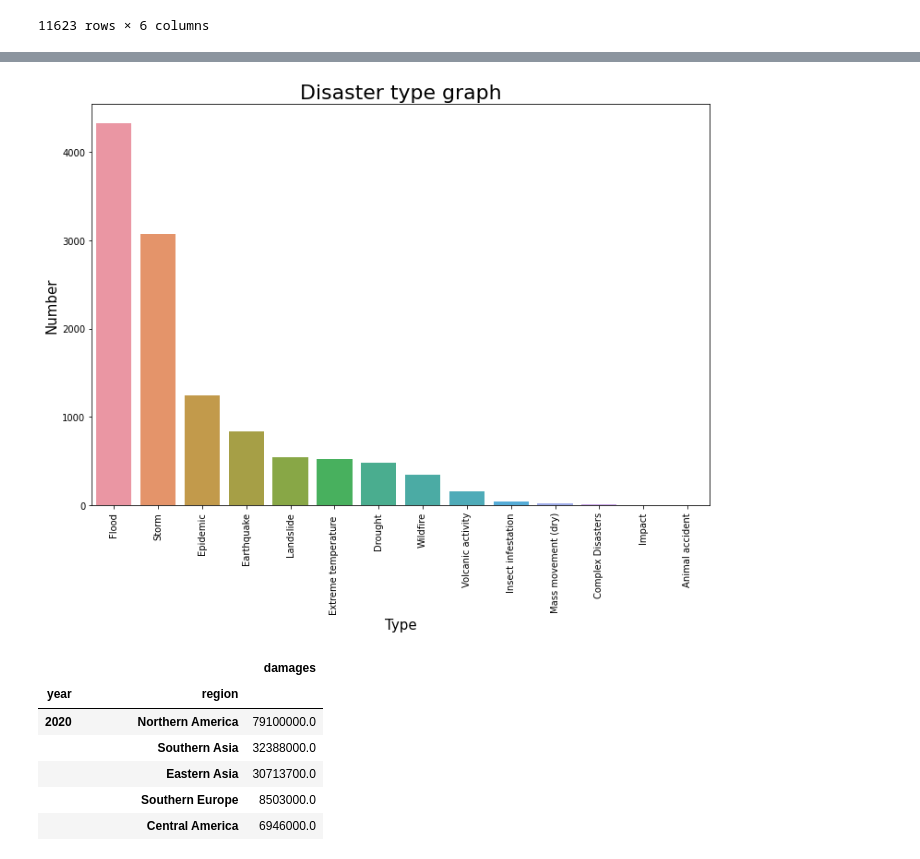
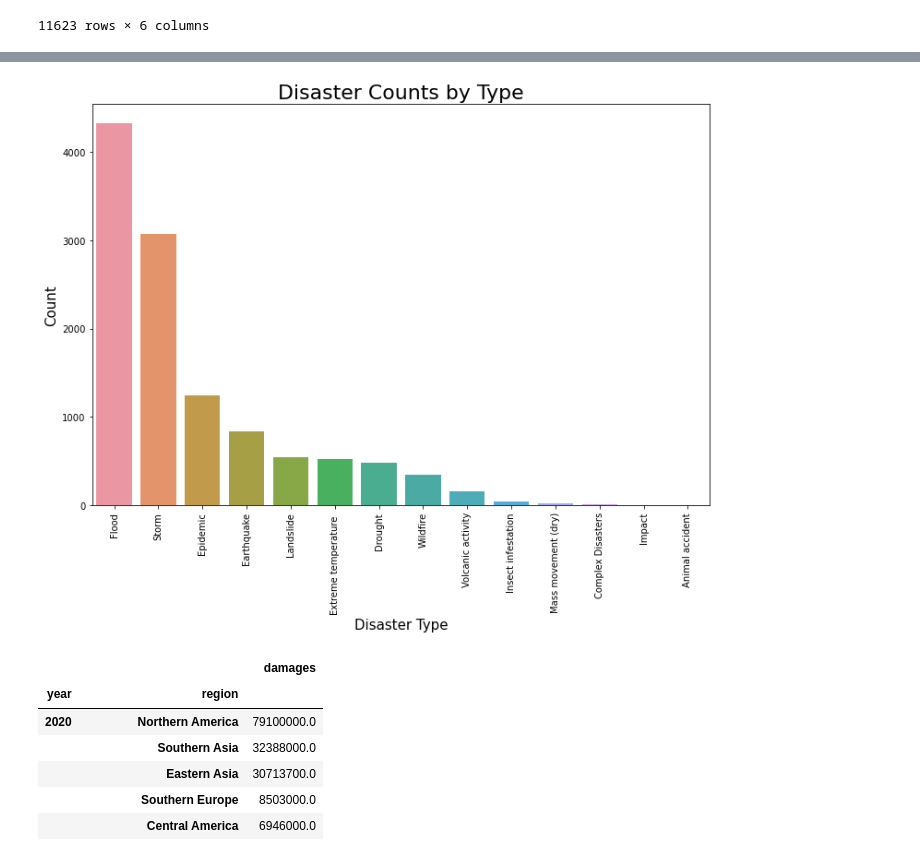
Before and after one commit to theraceblogger/climaster, a Jupyter notebook: analyze_data/analyze.ipynb, the cells around one changed output, grey strips where cells are left out. Drawn from its saved outputs; the diff is of its cells as text; code cells hidden in the pictures.

```diff
--- a/analyze_data/analyze.ipynb
+++ b/analyze_data/analyze.ipynb
@@ -115,7 +323,7 @@ disaster_df_full
 # %%
-bar_plot(disaster_df_full['disaster_type'], 'Type', 'Number', 'Disaster type graph', rotate=90)
+bar_plot(disaster_df_full['disaster_type'], 'Disaster Type', 'Count', 'Disaster Counts by Type', rotate=90)
 # %% [output]
-[figure, old version]
+[figure, new version]
 # %%
 disaster_df_full[['year','region','damages']].groupby(['year','region']).sum().sort_values(['year','damages'], ascending=False).head(21)
 # %% [output]
```
Also changed, not shown: parts of 40 cells of this notebook.
